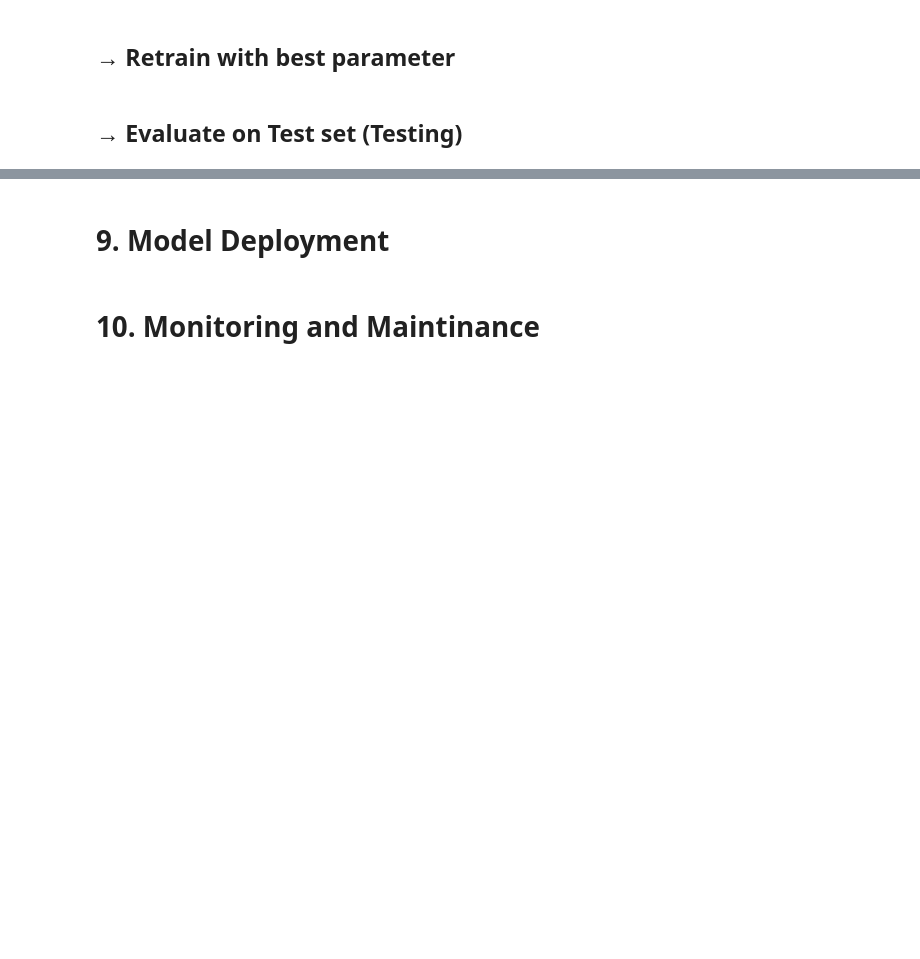
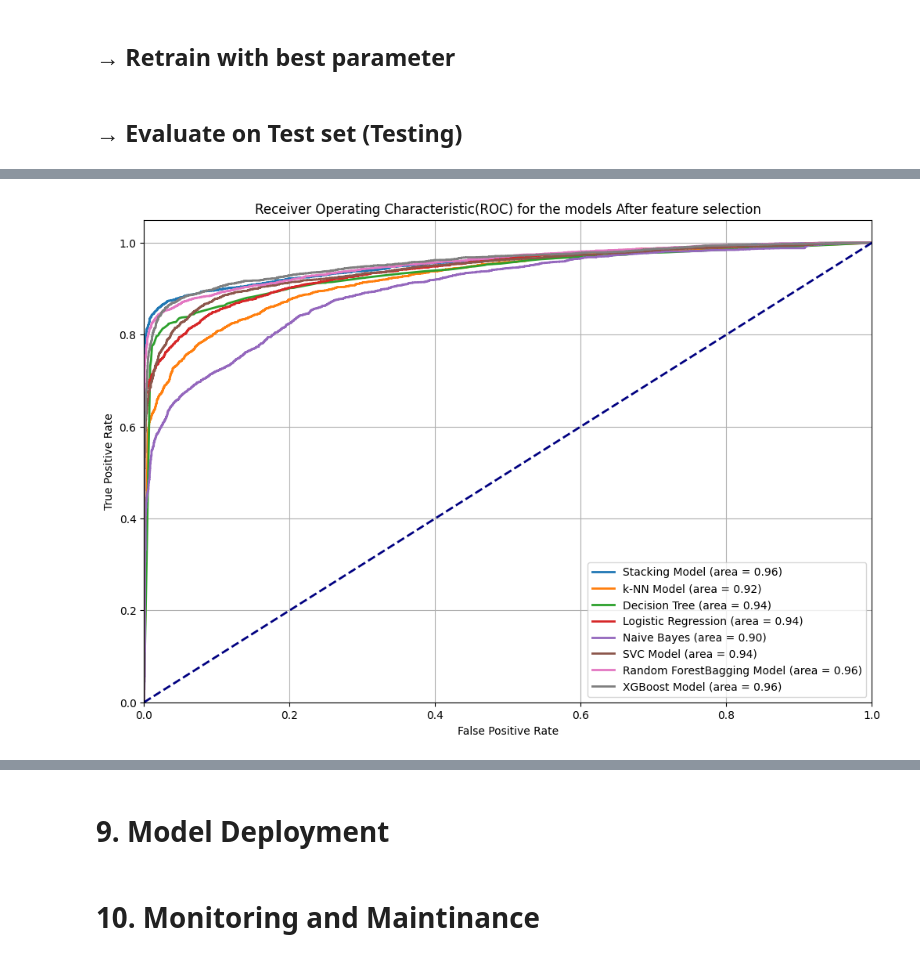
Before and after one commit to Lawrence302/credit_risk_analysis, a Jupyter notebook: credit_risk_analysis_sem_proj.ipynb, the cells around one changed output, grey strips where cells are left out. Cells and saved outputs as stored; diff of their text form; code cells hidden in the pictures; blank space fills up the shorter version.

```diff
--- a/credit_risk_analysis_sem_proj.ipynb
+++ b/credit_risk_analysis_sem_proj.ipynb
@@ -3037,9 +3132,9 @@ the mean avg score for Bagging Classifier kfold cross validatin after feature se
 # %%
-param_grid = {
-    'n_estimators': [50, 100, 200],
-    'max_samples': [0.5, 0.7, 1.0],
-    'max_features': [0.5, 0.7, 1.0],
-}
+# param_grid = {
+#     'n_estimators': [50, 100, 200],
+#     'max_samples': [0.5, 0.7, 1.0],
+#     'max_features': [0.5, 0.7, 1.0],
+# }
 
-bagging_fs_grid_search = GridSearchCV(bagging_fs, param_grid=param_grid, cv=5)
-bagging_fs_grid_search.fit(x_train_selected, y_train)
+# bagging_fs_grid_search = GridSearchCV(bagging_fs, param_grid=param_grid, cv=5)
+# bagging_fs_grid_search.fit(x_train_selected, y_train)
@@ -3556,4 +3656,73 @@ precision :  0.95
 f1_score :  0.91
+# %%
+import matplotlib.pyplot as plt
+from sklearn.metrics import roc_curve, auc
+from sklearn.exceptions import NotFittedError
+
+# List of models and their names
+models = [
+    final_stacking_model_fs,
+    final_knn_model_fs,
+    final_dt_model_fs,   # Decision Tree Classifier
+    final_lr_model_fs,   # Logistic Regression
+    final_nb_model_fs,   # Gaussian Naive Bayes
+    final_svc_model_fs,
+    final_rf_model_fs,
+    final_bagging_model_fs,
+    final_xgb_model_fs
+]
+
+model_names = [
+    'Stacking Model',
+    'k-NN Model',
+    'Decision Tree',
+    'Logistic Regression',
+    'Naive Bayes',
+    'SVC Model',
+    'Random Forest'
+    'Bagging Model',
+    'XGBoost Model'
+]
+
+plt.figure(figsize=(12,8))
+
+for model, name in zip(models, model_names):
+    try:
+        # Check if model has predict_proba method
+        if hasattr(model, 'predict_proba'):
+            y_score = model.predict_proba(x_test_selected)[:, 1]  # Get probabilities for the positive class
+        else:
+            # Use decision_function if predict_proba is not available
+            y_score = model.decision_function(x_test_selected)  # Get decision scores
+    except NotFittedError:
+        print(f"Model {name} is not fitted yet.")
+        continue
+
+    # Compute ROC curve
+    fpr, tpr, _ = roc_curve(y_test, y_score)
+
+    # Compute AUC
+    roc_auc = auc(fpr, tpr)
+
+    # Plot ROC curve
+    plt.plot(fpr, tpr, lw=2, label=f'{name} (area = {roc_auc:.2f})')
+
+
+# Plot the diagonal line
+plt.plot([0, 1], [0, 1], color='navy', lw=2, linestyle='--')
+
+# Set plot limits and labels
+plt.xlim([0.0, 1.0])
+plt.ylim([0.0, 1.05])
+plt.xlabel('False Positive Rate')
+plt.ylabel('True Positive Rate')
+plt.title('Receiver Operating Characteristic(ROC) for the models After feature selection')
+plt.legend(loc='lower right')
+plt.grid(True)  # Optional: adds a grid for better readability
+
+plt.show()
+# %% [output]
+[figure, added]
 # %%
 import plotly.graph_objects as go
 model_names = ['KNN', 'DTC', 'Logistic R', 'Naive B', 'SVC', 'Random F', 'Bagging', 'XGB', 'Stacking']
```
Also changed, not shown: parts of 80 cells of this notebook.
